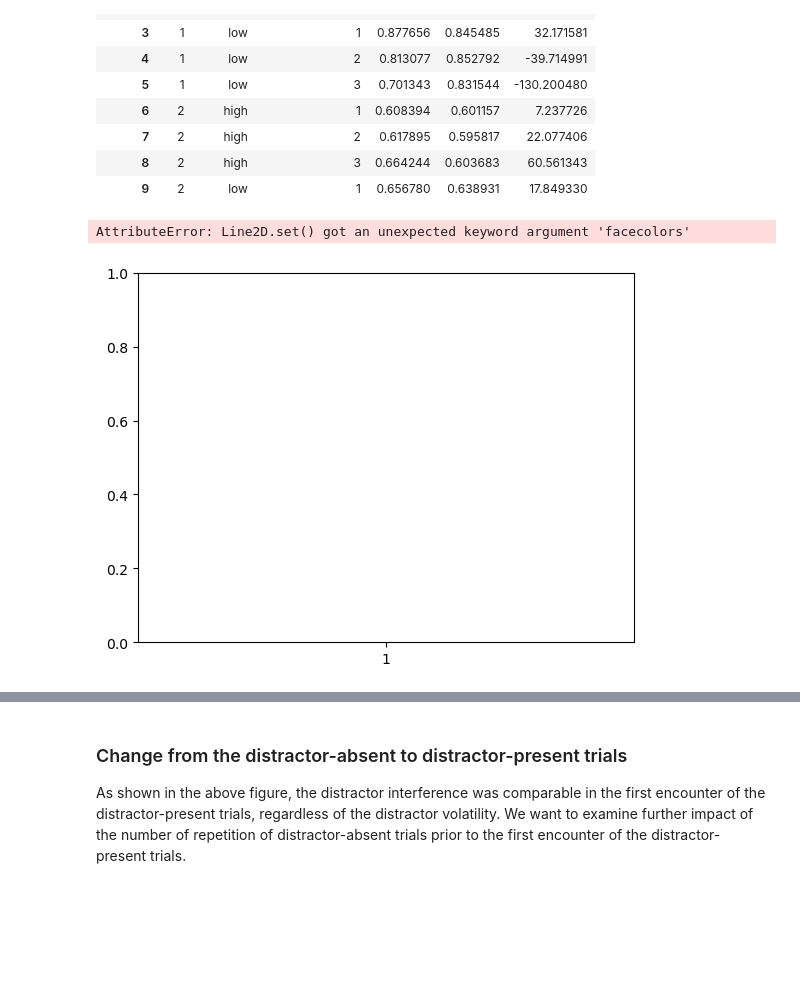
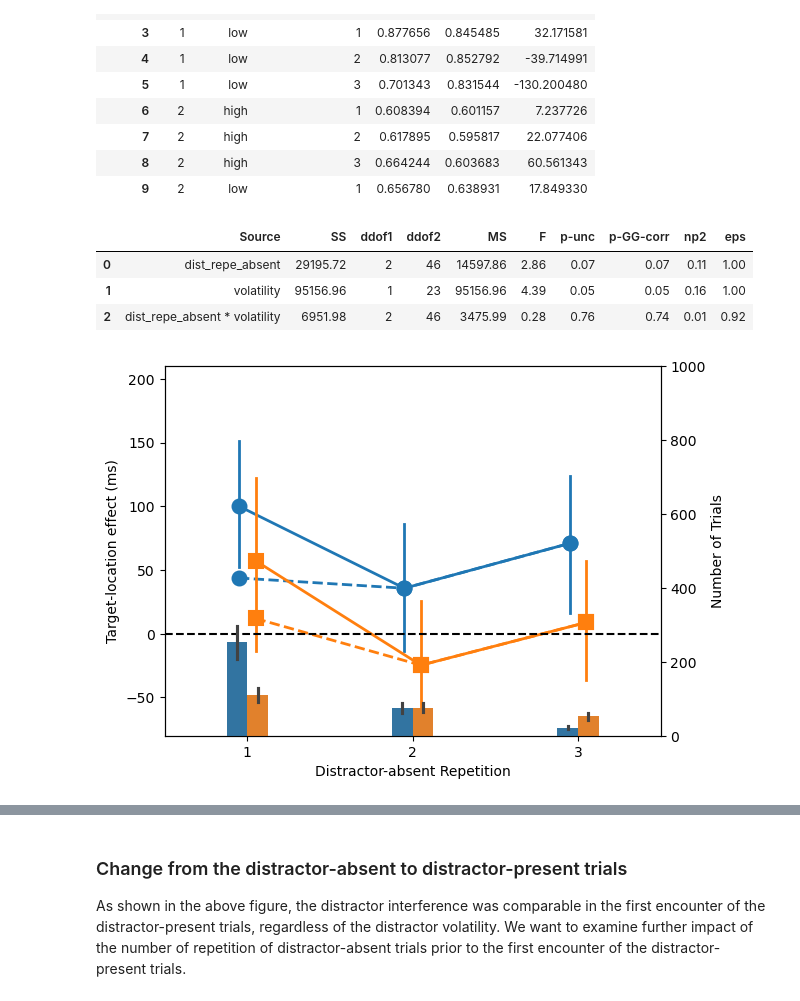
Before and after one commit to msenselab/statistical_learning_with_volatility, a Jupyter notebook: behavior_analysis.ipynb, the cells around one changed output, grey strips where cells are left out. Saved outputs shown, nothing was run; the diff lists cells and outputs as text; code cells hidden in the pictures; blank space fills up the shorter version.

Commit message:
plot target location effect

```diff
--- a/behavior_analysis.ipynb
+++ b/behavior_analysis.ipynb
@@ -721,33 +721,39 @@ target_loc_rt2.head(10)
 | 7 | 2 | high | 2 | 0.617895 | 0.595817 | 22.077406 |
 | 8 | 2 | high | 3 | 0.664244 | 0.603683 | 60.561343 |
 | 9 | 2 | low | 1 | 0.656780 | 0.638931 | 17.849330 |
+# %%
+pg.rm_anova(dv='location', within=['dist_repe_absent', 'volatility'], subject='sub', data=target_loc_rt2, detailed=True, effsize='np2').round(2)
+# %% [output]
+|  | Source | SS | ddof1 | ddof2 | MS | F | p-unc | p-GG-corr | np2 | eps |
+| 0 | dist_repe_absent | 29195.72 | 2 | 46 | 14597.86 | 2.86 | 0.07 | 0.07 | 0.11 | 1.00 |
+| 1 | volatility | 95156.96 | 1 | 23 | 95156.96 | 4.39 | 0.05 | 0.05 | 0.16 | 1.00 |
+| 2 | dist_repe_absent * volatility | 6951.98 | 2 | 46 | 3475.99 | 0.28 | 0.76 | 0.74 | 0.01 | 0.92 |
 # %%
 def plot_tarrep(ax):
     # visualize the location effect as a function of dist_repe, separated by volatility, line plot
     # without coincidence
     sns.pointplot(data=target_loc_rt2, x='dist_repe_absent', y='location',
-                   hue='volatility',markers=['o','s'], markersize=10, dodge = 0.1, linestyle='--',facecolors='none',
+                   hue='volatility',markers=['o','s'], markersize=10, dodge = 0.1, linestyle='--',
                     linewidth=2, ax = ax, legend=False,  ci = None)
 
     sns.pointplot(data=target_loc_rt, x='dist_repe_absent', y='location',
                    hue='volatility',markers=['o','s'], markersize=10, dodge = 0.1,
                     linewidth=2, ax = ax, legend=False)
     ax.set_xlabel('Distractor-absent Repetition')
     ax.set_ylabel('Target-location effect (ms)')
     # add dashed line at 0
     ax.axhline(0, color='k', linestyle='--')
     # set y-axis limit to -80 to 210
     ax.set_ylim(-80, 210)
     # add right y-axis label: number of trials
     ax2 = ax.twinx()
     sns.barplot(data=target_loc_rt_l.query('dist_repe_absent <4'), x='dist_repe_absent', y='trial_count',
                     hue='volatility',  dodge = 0.1, width=0.25,
                      ax=ax2, legend=False)
 	#sns.lineplot(data=dist_loc_rt_l, x='dist_repe', y='trial_count', hue='dist_bias', style='volatility', ci='sd')
     ax2.set_ylabel('Number of Trials')
     ax2.set_ylim(0, 1000)
 
 plot_tarrep(plt.gca())
 # %% [output]
-AttributeError: Line2D.set() got an unexpected keyword argument 'facecolors'
-[figure, old version]
+[figure, new version]
```
Also changed, not shown: parts of 6 cells of this notebook.
